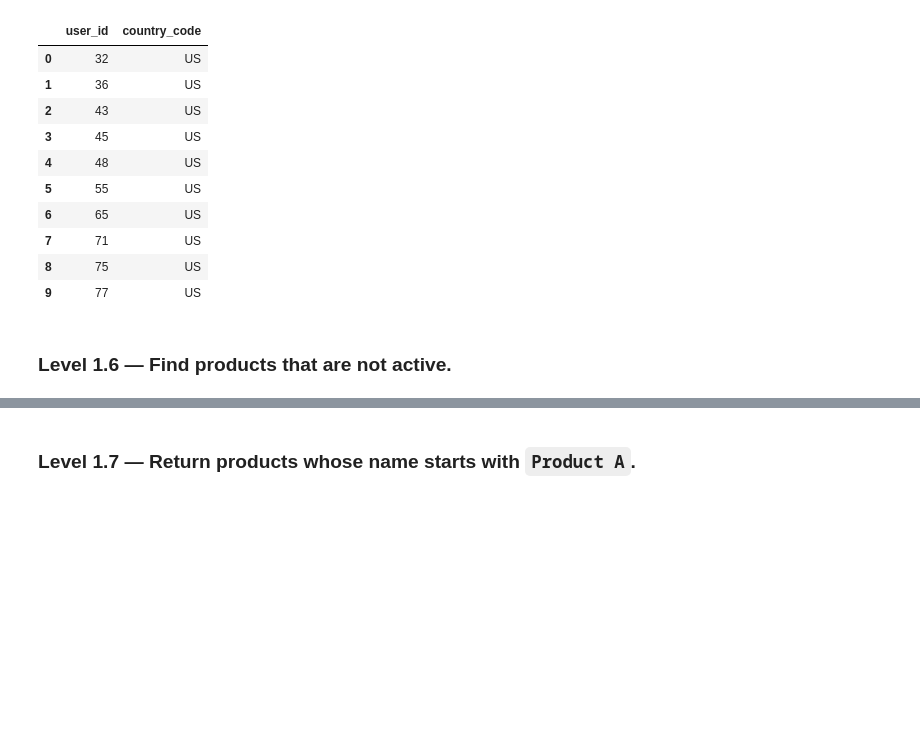
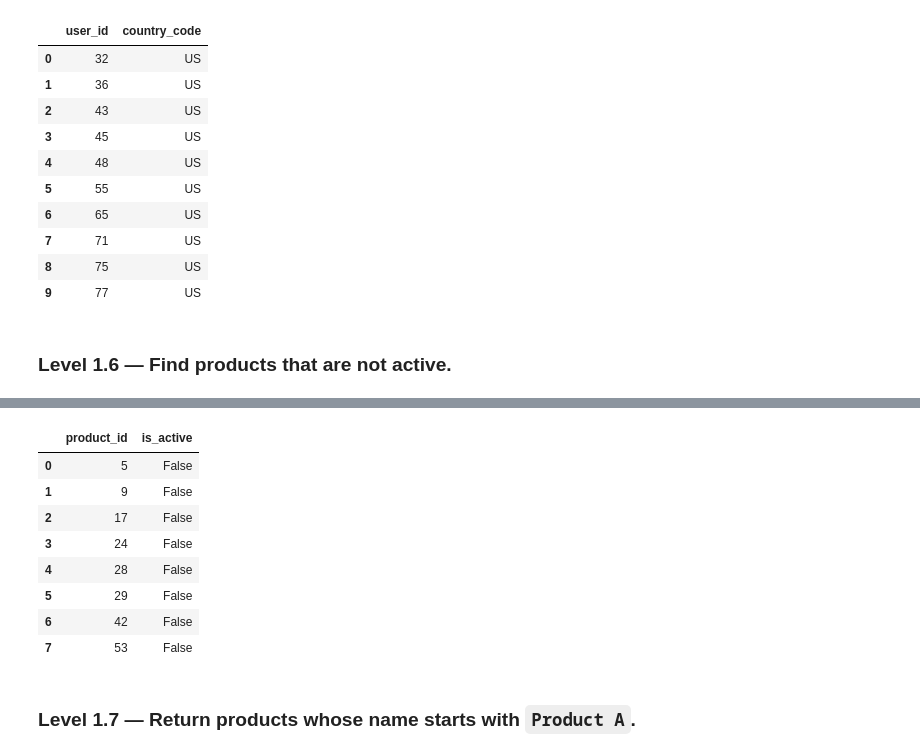
Before and after one commit to Thomasayanfeoluwa/E-Commerce-Analytics-Engineering-System, a Jupyter notebook: notebooks/01_sql_practice.ipynb, the cells around one changed output, grey strips where cells are left out. Drawn from its saved outputs; the diff is of its cells as text; code cells hidden in the pictures; blank space fills up the shorter version.

```diff
--- a/notebooks/01_sql_practice.ipynb
+++ b/notebooks/01_sql_practice.ipynb
@@ -184,5 +206,20 @@ run_sql("""
 # %%
 # Write your SQL here
+run_sql("""
+    SELECT product_id, is_active
+    FROM products
+    WHERE is_active IS FALSE;
+""")
+# %% [output]
+|  | product_id | is_active |
+| 0 | 5 | False |
+| 1 | 9 | False |
+| 2 | 17 | False |
+| 3 | 24 | False |
+| 4 | 28 | False |
+| 5 | 29 | False |
+| 6 | 42 | False |
+| 7 | 53 | False |
 # %% [markdown]
 ### Level 1.7 — Return products whose name starts with `Product A`.
 # %%
```
Also changed, not shown: parts of 7 cells of this notebook.
